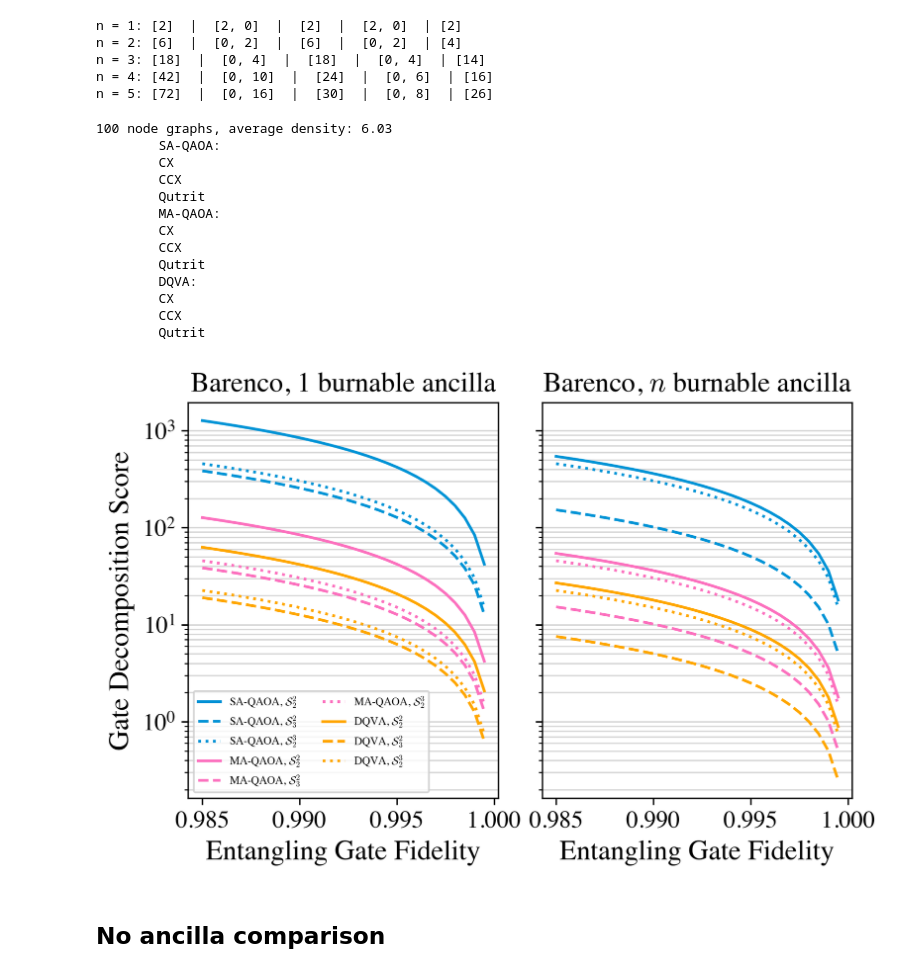
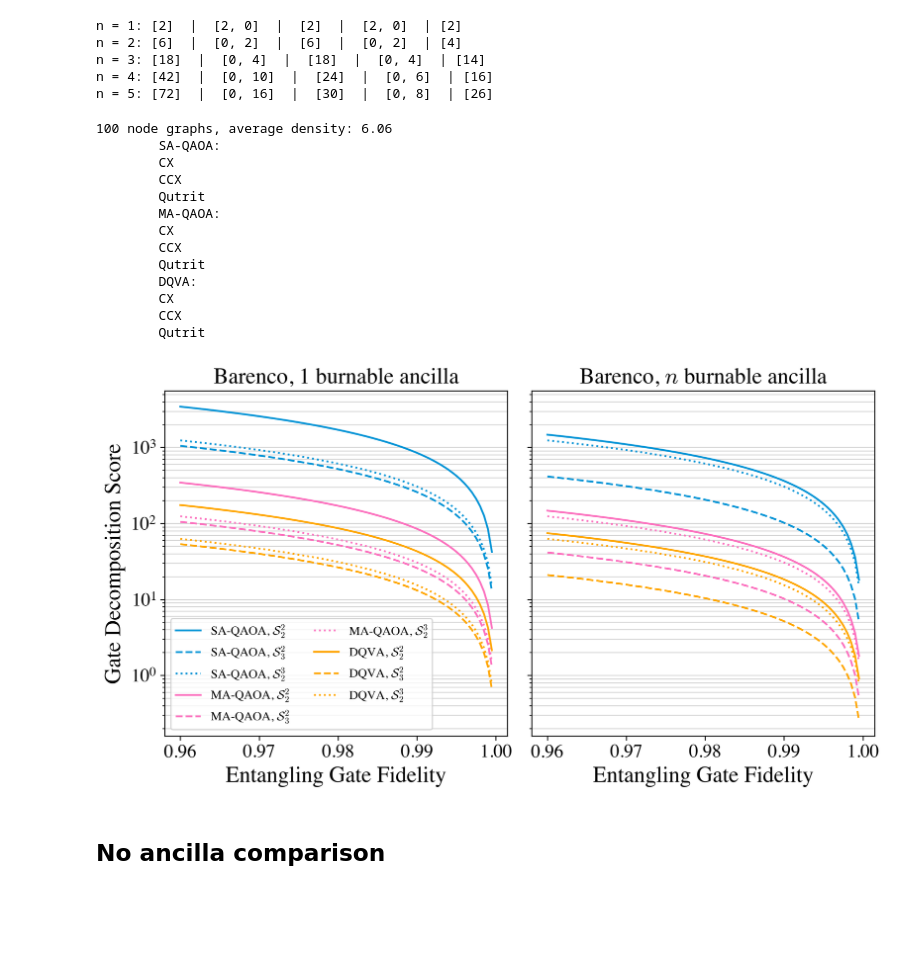
Before and after one commit to Quantum-Software-Tools/quantum-constrained-optimization, a Jupyter notebook: gate_decompositions.ipynb, the cells around one changed output. Drawn from its saved outputs; the diff is of its cells as text; code cells hidden in the pictures; blank space fills up the shorter version.

```diff
--- a/gate_decompositions.ipynb
+++ b/gate_decompositions.ipynb
@@ -354,7 +354,7 @@ for G in sample_graphs:
     avg_density.append(np.mean([t[1] for t in G.degree()]))
 print(f"{size} node graphs, average density: {np.mean(avg_density):.2f}")
 
-fidelities = np.arange(0.985, 0.9999, 0.0005)
+fidelities = np.arange(0.96, 0.9999, 0.0005)
 
 for alg in gate_count_dict.keys():
     print(f'\t{alg}:')
@@ -381,7 +381,7 @@ for alg in gate_count_dict.keys():
 
             dfs_dict[alg][gateset] = (fidelities, one_anc_dfs, n_anc_dfs)
 # %% [output]
-100 node graphs, average density: 6.03
+100 node graphs, average density: 6.06
         SA-QAOA:
         CX
         CCX
@@ -397,7 +397,7 @@ for alg in gate_count_dict.keys():
 # %%
 def plot_dfs(dfs_dict, savefig=None):
 
-    fig, ax = plt.subplots(nrows=1, ncols=2, sharey=True, dpi=300)
+    fig, ax = plt.subplots(nrows=1, ncols=2, sharey=True, dpi=300, figsize=[9,5])
     ls = {'CX':'-', 'CCX':'--', 'Qutrit':':'}
     color = {'SA-QAOA':'#0093d6', 'MA-QAOA':'#fc70be', 'DQVA':'#ffa600'}
     gateset = {'CX':'$\mathcal{S}^2_2$', 'CCX':'$\mathcal{S}^2_3$', 'Qutrit':'$\mathcal{S}^3_2$'}
@@ -419,21 +419,21 @@ def plot_dfs(dfs_dict, savefig=None):
             #lower_std = [max(m-s,0) for (m, s) in n_anc_dfs]
             #ax[1].fill_between(fidelities, upper_std, lower_std, alpha=0.2, color=color[alg])
 
-    ax[0].legend(fontsize=6, loc='lower left', ncol=2)
+    ax[0].legend(fontsize=10, loc='lower left', ncol=2)
     ax[0].set_yscale('log')
     ax[1].set_yscale('log')
     #ax[0].loglog()
     #ax[1].loglog()
 
-    fs = 15
+    fs = 18
     ax[0].set_title('Barenco, 1 burnable ancilla', fontsize=fs)
     ax[1].set_title(r'Barenco, $n$ burnable ancilla', fontsize=fs)
     ax[0].set_ylabel('Gate Decomposition Score', fontsize=fs)
     ax[0].set_xlabel(r'Entangling Gate Fidelity', fontsize=fs)
     ax[1].set_xlabel(r'Entangling Gate Fidelity', fontsize=fs)
 
-    ax[0].tick_params(axis='both', labelsize=13)
-    ax[1].tick_params(axis='both', labelsize=13)
+    ax[0].tick_params(axis='both', labelsize=15)
+    ax[1].tick_params(axis='both', labelsize=15)
 
     ax[0].grid(axis='y', which='both', alpha=0.5)
     ax[1].grid(axis='y', which='both', alpha=0.5)
@@ -443,9 +443,9 @@ def plot_dfs(dfs_dict, savefig=None):
     if savefig:
         plt.savefig(savefig, bbox_inches='tight')
 # %%
-plot_dfs(dfs_dict, savefig='figures/ACM/decomposition_infidelity_score.pdf')
+plot_dfs(dfs_dict, savefig='figures/ACM/decomposition_infidelity_score_revision.pdf')
 # %% [output]
-[figure, old version]
+[figure, new version]
 # %% [markdown]
 ## No ancilla comparison
 # %%
```
Also changed, not shown: parts of 2 cells of this notebook, 1 other file.
